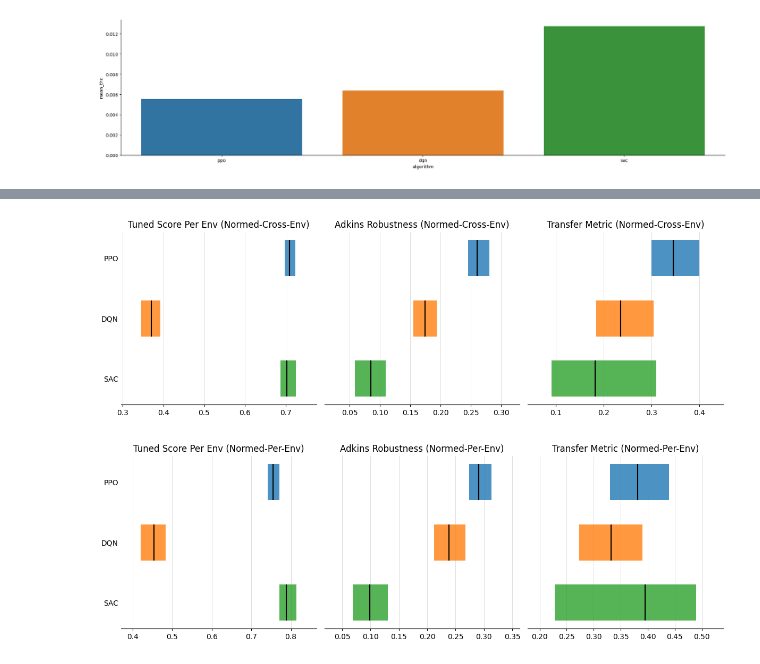
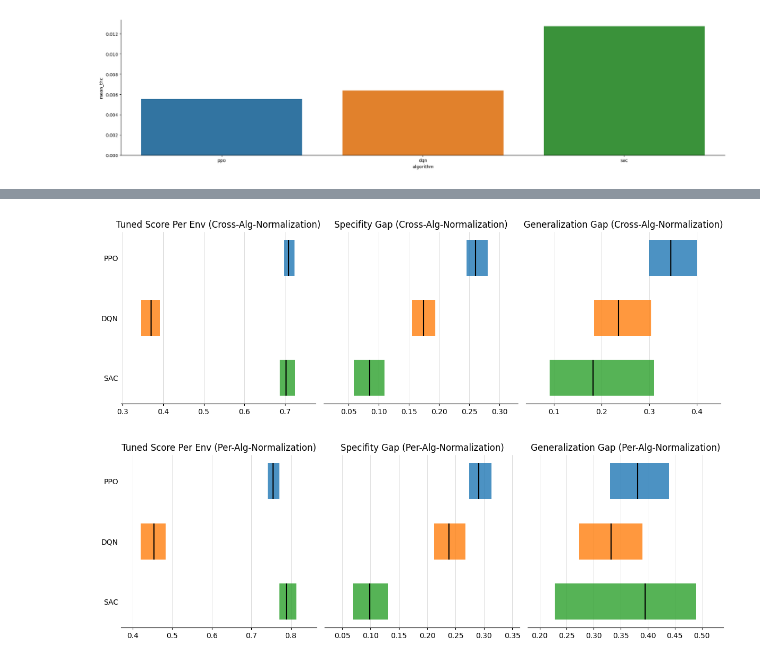
Before and after one commit to JFKleuker/arlbench_data_analysis, a Jupyter notebook: evals/02_AlgConsistency/Cross_env.ipynb, the cells around one changed output, grey strips where cells are left out. Saved outputs shown, nothing was run; the diff lists cells and outputs as text; code cells hidden in the pictures.

```diff
--- a/evals/02_AlgConsistency/Cross_env.ipynb
+++ b/evals/02_AlgConsistency/Cross_env.ipynb
@@ -26 +28,18 @@ data = pd.concat(data)
+# %%
+# normalization cross-algorithm per environment
+data["normed_performance"] = data.groupby("env_name")["performance"].transform(
+    lambda x: (x - x.min()) / (x.max() - x.min() + 1e-8)
+)
+
+# on data_two we normalize per env and algorithm
+data["normed_performance_per_alg"] = data.groupby(["env_name", "algorithm"])["performance"].transform(
+    lambda x: (x - x.min()) / (x.max() - x.min() + 1e-8)
+)
+
+# on data_two we normalize per env and algorithm
+data["_seed_avg"] = data.groupby(["env_name", "algorithm", "config_id"])["performance"].transform("mean")
+data["normed_performance_per_alg_seedavg"] = data.groupby(["env_name", "algorithm"], group_keys=False).apply(
+    lambda g: (g["performance"] - g["_seed_avg"].min()) / (g["_seed_avg"].max() - g["_seed_avg"].min() + 1e-8)
+)
+data.drop(columns=["_seed_avg"], inplace=True)
 # %% [markdown]
@@ -108,5 +115,8 @@ data_two["normed_performance"] = data_two.groupby(["env_name", "algorithm"])["pe
 # %%
-def get_performance_arrays(alg_subset):
+def get_performance_arrays(
+        alg_subset,
+        perf_col: str
+        ):
     alg_performances = []
 
     for env in alg_subset["env_name"].unique():
@@ -116,10 +126,7 @@ def get_performance_arrays(alg_subset):
         for config_id in alg_subset["config_id"].unique():
 
             env_config_subset = alg_subset[(alg_subset["env_name"]==env) & (alg_subset["config_id"]==config_id)]
-
-            # print(f"Shape: ({len(alg_subset['config_id'].unique())}, {len(env_config_subset['normed_performance'].values)})")
-
-            env_performances.append(env_config_subset["normed_performance"].values)
+            env_performances.append(env_config_subset[perf_col].values)
 
         alg_performances.append(env_performances)
 
@@ -312,41 +317,35 @@ metrics = {}
 # key: "algo"
 
 for alg in algos:
     alg_subset = data[data["algorithm"]==alg]
-    alg_performances = get_performance_arrays(alg_subset)
+    alg_performances = get_performance_arrays(alg_subset, perf_col="normed_performance")
 
     # based on cross-env normalization
     tspe_stats = bootstrap_metric(alg_performances, tuned_score_per_env, n_bootstrap=100, seed=42)
     phi_stats = bootstrap_metric(alg_performances, adkins_phi, n_bootstrap=100, seed=42)
     transfer_metric_stats = bootstrap_metric(alg_performances, transfer_metric, n_bootstrap=100, seed=42)
 
-    # based on per-env normlaization
-    # alg_subset = data_two[data_two["algorithm"]==alg]
-    # alg_performances_per_env_norm = get_performance_arrays(alg_subset)
-
-    # transfer_metric_stats_per_env_norm = bootstrap_metric(alg_performances_per_env_norm, transfer_metric, n_bootstrap=100, seed=42)
-
     metrics[alg] = {
-        "tuned_score_per_env_(normed-cross-env)": tspe_stats,
-        "adkins_robustness_(normed-cross-env)": phi_stats,
-        "transfer_metric_(normed-cross-env)": transfer_metric_stats,
+        "tuned_score_per_env_(Cross-Alg-Normalization)": tspe_stats,
+        "Specifity_gap_(Cross-Alg-Normalization)": phi_stats,
+        "generalization_gap_(Cross-Alg-Normalization)": transfer_metric_stats,
         # "transfer_metric_(normed-per-env)": transfer_metric_stats_per_env_norm
     }
 
 # Convert metrics to a DataFrame for plotting
 plot_data = []
 for alg, alg_metrics in metrics.items():
     for metric_name, stats in alg_metrics.items():
         plot_data.append({
             "algorithm": alg,
             "metric": metric_name,
             "mean": stats["mean"],
             "lower_ci": stats["lower_ci"],
             "upper_ci": stats["upper_ci"]
         })
 
 plot_df = pd.DataFrame(plot_data)
 
 plot_(plot_df)
 # %% [output]
-[figure, old version]
+[figure, new version]
@@ -357,8 +354,8 @@ metrics = {}
 # key: "algo"
 
 for alg in algos:
-    alg_subset = data_two[data_two["algorithm"]==alg]
-    alg_performances = get_performance_arrays(alg_subset)
+    alg_subset = data[data["algorithm"]==alg]
+    alg_performances = get_performance_arrays(alg_subset, perf_col="normed_performance_per_alg")
 
     # based on cross-env normalization
     tspe_stats = bootstrap_metric(alg_performances, tuned_score_per_env, n_bootstrap=100, seed=42)
@@ -366,12 +363,11 @@ for alg in algos:
     transfer_metric_stats = bootstrap_metric(alg_performances, transfer_metric, n_bootstrap=100, seed=42)
 
     metrics[alg] = {
-        "tuned_score_per_env_(normed-per-env)": tspe_stats,
-        "adkins_robustness_(normed-per-env)": phi_stats,
-        "transfer_metric_(normed-per-env)": transfer_metric_stats,
+        "tuned_score_per_env_(Per-Alg-Normalization)": tspe_stats,
+        "Specifity_gap_(Per-Alg-Normalization)": phi_stats,
+        "generalization_gap_(Per-Alg-Normalization)": transfer_metric_stats,
         # "transfer_metric_(normed-per-env)": transfer_metric_stats_per_env_norm
     }
-
 
 # Convert metrics to a DataFrame for plotting
 plot_data = []
@@ -387,7 +383,6 @@ for alg, alg_metrics in metrics.items():
 
 plot_df = pd.DataFrame(plot_data)
 
-
 plot_(plot_df)
 # %% [output]
-[figure, old version]
+[figure, new version]
```
Also changed, not shown: parts of 7 cells of this notebook.
